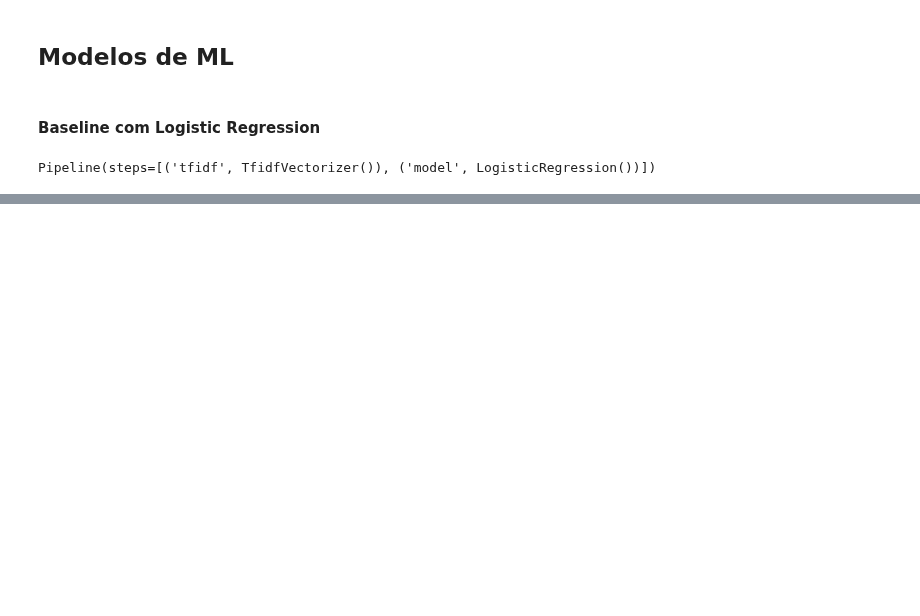
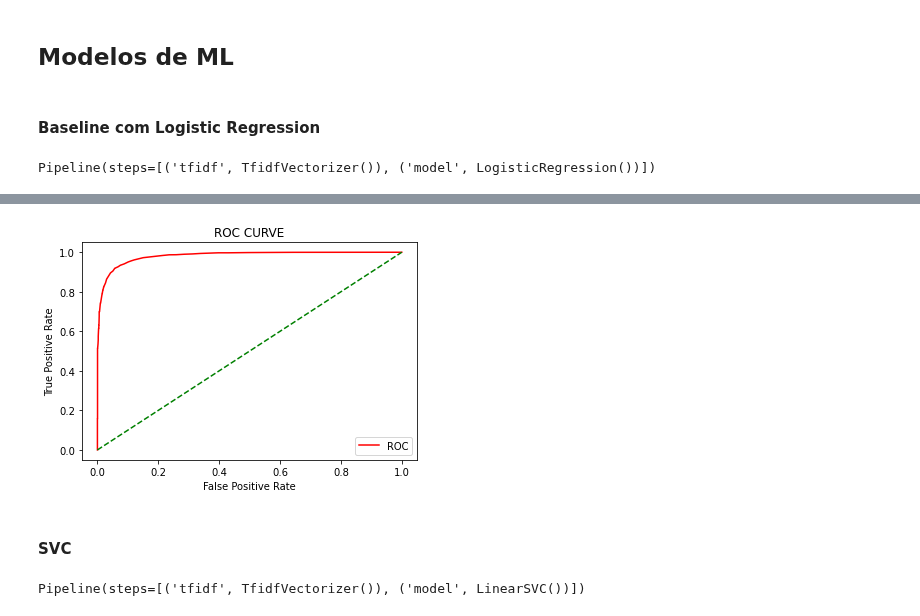
Before and after one commit to GabrielAsato/Curso_DS_Degree, a Jupyter notebook: Módulo 13 - Dados Não Estruturados II/Exercicio_20220902_GabrielAsato.ipynb, the cells around one changed output, grey strips where cells are left out. Drawn from its saved outputs; the diff is of its cells as text; code cells hidden in the pictures; blank space fills up the shorter version.

```diff
--- a/Módulo 13 - Dados Não Estruturados II/Exercicio_20220902_GabrielAsato.ipynb
+++ b/Módulo 13 - Dados Não Estruturados II/Exercicio_20220902_GabrielAsato.ipynb
@@ -297,0 +303,7 @@ plt.show()
+# %%
+text_model_rfc = Pipeline([
+    ("tfidf", TfidfVectorizer()),
+    ("model", RandomForestClassifier())
+])
+
+text_model_rfc
@@ -297,0 +313,3 @@ plt.show()
+# %%
+text_model_rfc.fit(X_train, y_train)
+predictions = text_model_rfc.predict(X_test)
@@ -297,0 +339,28 @@ plt.show()
+# %%
+# Predict proba para curva ROC
+y_prob_rfc = text_model_rfc.predict_proba(X_test)
+# Slice do predict proba
+y_prob_rfc = y_prob_rfc[:, 1]
+# %%
+# ROC-AUC
+fp, tp, thresholds = roc_curve(y_test, y_prob_rfc)
+plt.plot(fp, tp, color = 'red', label = 'ROC')
+plt.plot([0,1], [0,1], color='green', linestyle='--')
+plt.xlabel('False Positive Rate')
+plt.ylabel('True Positive Rate')
+plt.title('ROC CURVE')
+plt.legend()
+plt.show()
+# %% [output]
+[figure, added]
+# %% [markdown]
+#### SVC
+# %%
+text_model_svc = Pipeline([
+    ("tfidf", TfidfVectorizer()),
+    ("model", LinearSVC())
+])
+
+text_model_svc
+# %% [output]
+Pipeline(steps=[('tfidf', TfidfVectorizer()), ('model', LinearSVC())])
```
Also changed, not shown: parts of 36 cells of this notebook.
